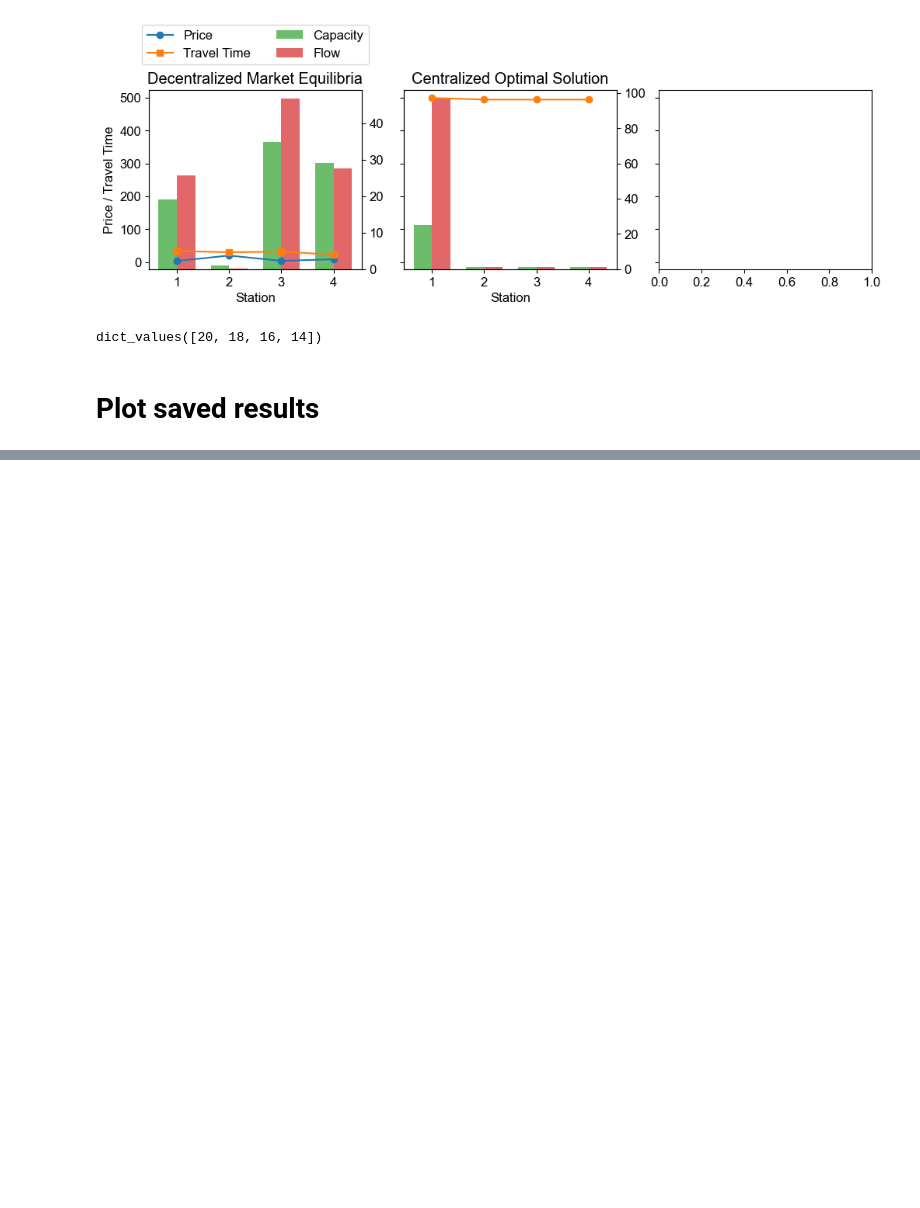
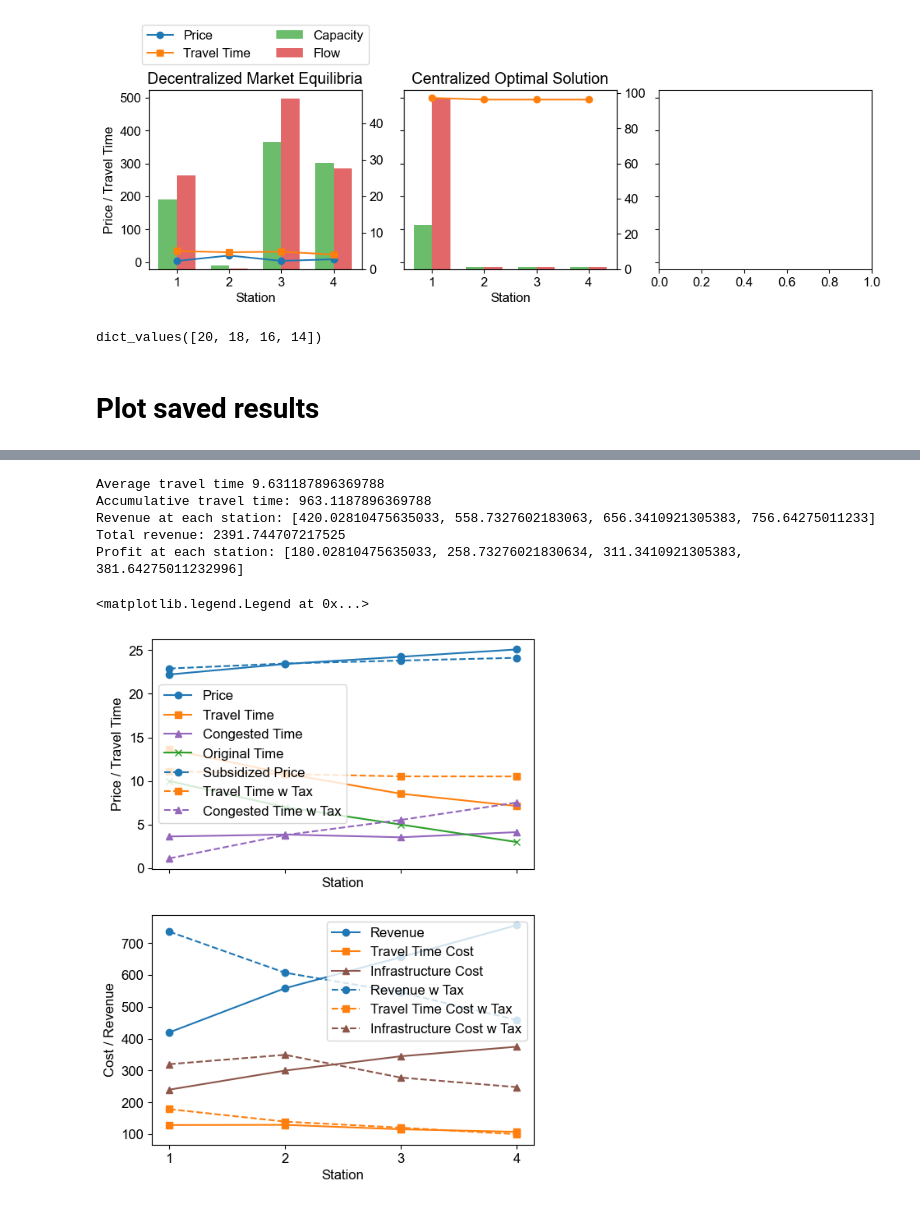
Before and after one commit to TIVV424/EV-charge-game, a Jupyter notebook: visualization.ipynb, the cells around one changed output, grey strips where cells are left out. Cells and saved outputs as stored; diff of their text form; code cells hidden in the pictures; blank space fills up the shorter version.

```diff
--- a/visualization.ipynb
+++ b/visualization.ipynb
@@ -106,0 +343,64 @@ visualize_solution(results, filename + ".pdf")
+# %%
+stations, caps, flows, tt, prices, t0, cong = load_results(
+    "results_final/nash/NASH_lam0.6_tau0.5_alpha20_oper5_fix15_maxcap100_tax0_0_0_0"
+)
+TAU = 0.5
+subsidized_infra_cost = [10.51, 16.07, 15.48, 17.94]
+
+print("Average travel time", sum([tt[i] * flows[i] for i in range(len(flows))]) / sum(flows))
+print("Accumulative travel time:", sum([tt[i] * flows[i] for i in range(len(flows))]))
+print("Revenue at each station:", [prices[i] * flows[i] for i in range(len(flows))])
+print("Total revenue:", sum([prices[i] * flows[i] for i in range(len(flows))]))
+print("Profit at each station:", [prices[i] * flows[i] - 15 * caps[i] for i in range(len(flows))])
+
+# line plot for cap, flow, tt, prices
+
+fig, ax = plt.subplots(2, 1, figsize=(6, 8), dpi=100, sharex=True)
+# ax2 = ax[0].twinx()  # secondary y-axis
+# bar_width = 0.35
+x = range(1, len(stations)+1)
+ax[0].set_zorder(ax2.get_zorder() + 1)
+ax[0].patch.set_visible(False)
+ax[0].plot(stations, prices, marker="o", label="Price", color="tab:blue")
+ax[0].plot(stations, tt, marker="s", label="Travel Time", color="tab:orange")
+ax[0].set_xlabel("Station")
+ax[0].set_ylabel("Price / Travel Time")
+ax[0].plot(stations, cong, marker="^", label="Congested Time", color="tab:purple")
+ax[0].plot(stations, t0, marker="x", label="Original Time", color="tab:green")
+ax[0].legend()
+
+# ax[1] -- accumulative price, time, infra cost
+
+# ax[1].plot(stations, caps, marker="o", label="Capacity", color="tab:green")
+# ax[1].plot(stations, flows, marker="s", label="Flow", color="tab:red")
+ax[1].plot(stations, [prices[i] * flows[i] for i in range(len(flows))], marker="o", label="Revenue", color="tab:blue")
+ax[1].plot(stations, [TAU * tt[i] * flows[i] for i in range(len(flows))], marker="s", label="Travel Time Cost", color="tab:orange")
+ax[1].plot(stations, [15 * caps[i] for i in range(len(flows))], marker="^", label="Infrastructure Cost", color="tab:brown")
+
+ax[1].set_xlabel("Station")
+ax[1].set_ylabel("Cost / Revenue")
+ax[1].legend()
+
+
+# =========================# plot second as dashed line
+stations, caps, flows, tt, prices, t0, cong = load_results(
+    "results_final\subsidy\SUBSIDY_tau0.5_alpha20_lam0.6_demand100"
+)
+
+ax[0].plot(stations, prices, marker="o", linestyle='--', label="Subsidized Price", color="tab:blue")
+ax[0].plot(stations, tt, marker="s", linestyle='--', label="Travel Time w Tax", color="tab:orange")
+ax[0].plot(stations, cong, marker="^", linestyle='--', label="Congested Time w Tax", color="tab:purple")
+
+ax[0].legend()
+ax[1].plot(stations, [prices[i] * flows[i] for i in range(len(flows))], marker="o", linestyle='--', label="Revenue w Tax", color="tab:blue")
+ax[1].plot(stations, [TAU * tt[i] * flows[i] for i in range(len(flows))], marker="s", linestyle='--', label="Travel Time Cost w Tax", color="tab:orange")
+ax[1].plot(stations, [subsidized_infra_cost[i] * caps[i] for i in range(len(flows))], marker="^", linestyle='--', label="Infrastructure Cost w Tax", color="tab:brown")
+ax[1].legend()
+# %% [output]
+Average travel time 9.631187896369788
+Accumulative travel time: 963.1187896369788
+Revenue at each station: [420.02810475635033, 558.7327602183063, 656.3410921305383, 756.64275011233]
+Total revenue: 2391.744707217525
+Profit at each station: [180.02810475635033, 258.73276021830634, 311.3410921305383, 381.64275011232996]
+<matplotlib.legend.Legend at 0x...>
+[figure, added]
```
Also changed, not shown: parts of 12 cells of this notebook, 4 other files.
